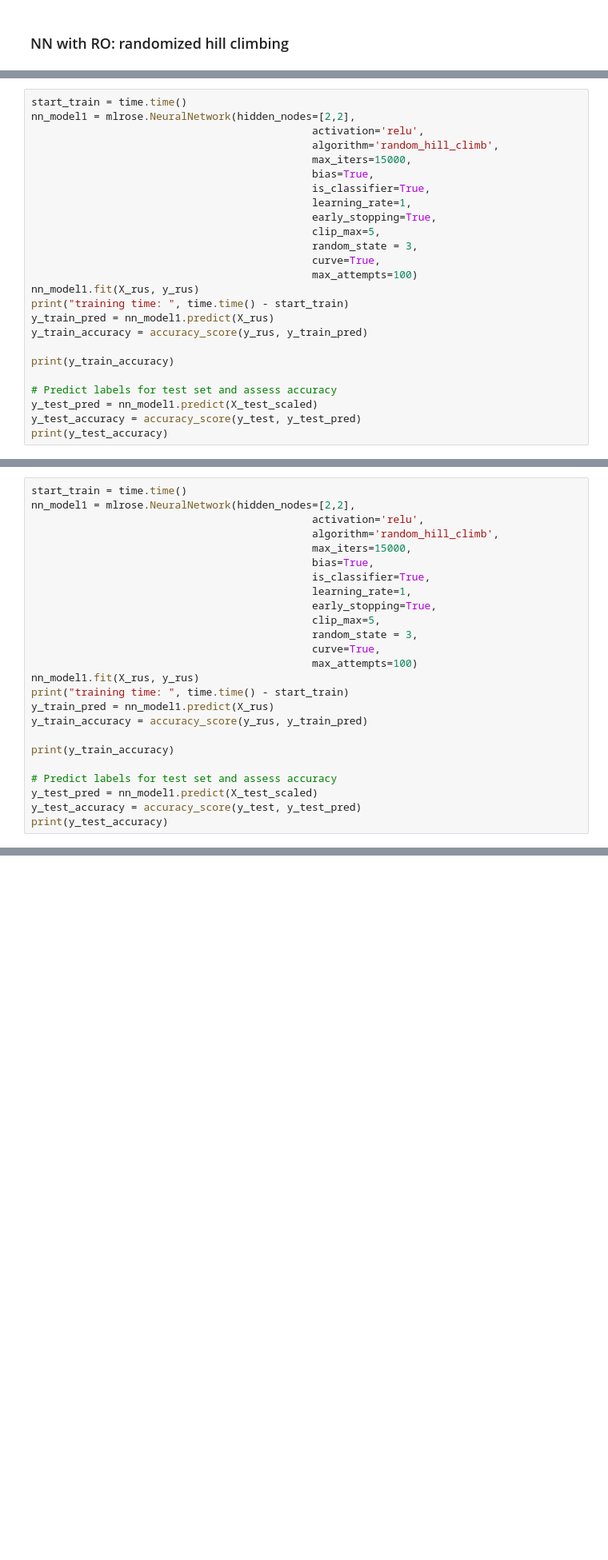
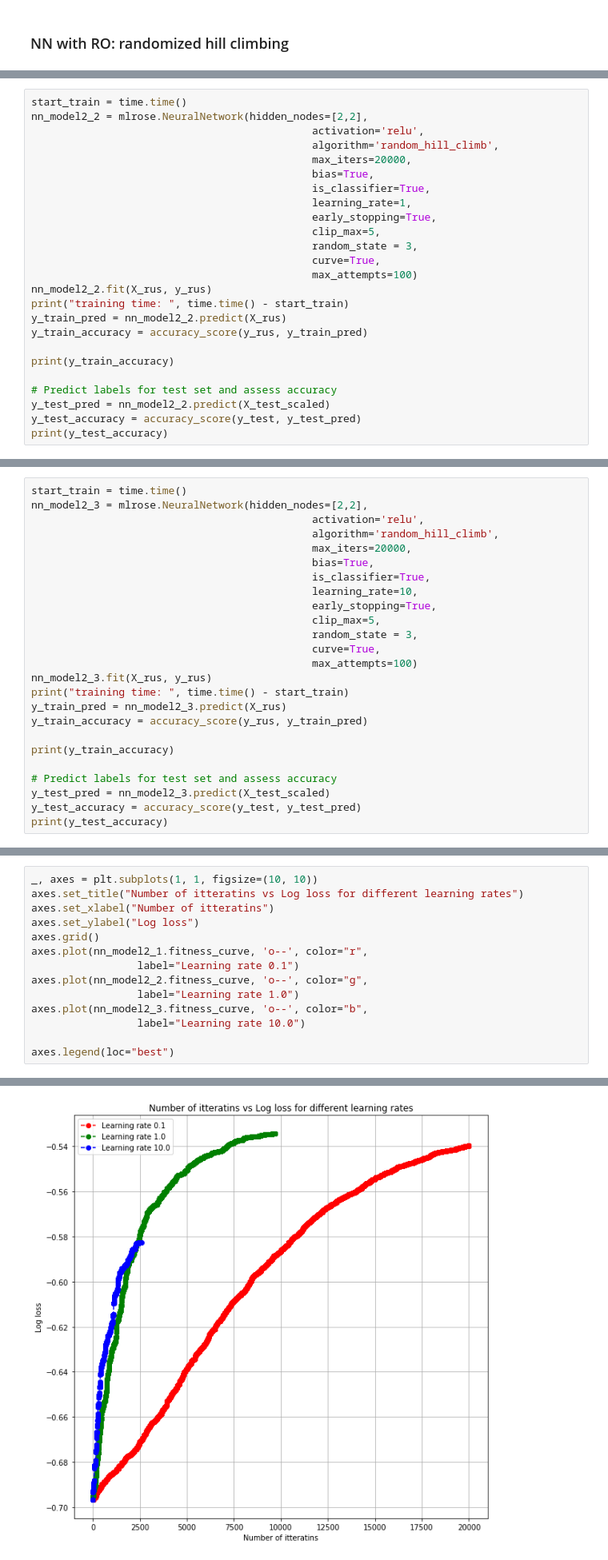
Before and after one commit to Katy-katy/ml_hw_2, a Jupyter notebook: code.ipynb, the cells around one changed output, grey strips where cells are left out. Shown: that part at 80% size. Drawn from its saved outputs; the diff is of its cells as text; blank space fills up the shorter version.

```diff
--- a/code.ipynb
+++ b/code.ipynb
@@ -707,9 +729,9 @@ plt.plot(nn_model1.fitness_curve, '--', color="#111111",  label="Log loss")
 # %%
 start_train = time.time()
-nn_model1 = mlrose.NeuralNetwork(hidden_nodes=[2,2],
+nn_model2_2 = mlrose.NeuralNetwork(hidden_nodes=[2,2],
                                              activation='relu',
                                              algorithm='random_hill_climb',
-                                             max_iters=15000,
+                                             max_iters=20000,
                                              bias=True,
                                              is_classifier=True,
                                              learning_rate=1,
@@ -718,15 +740,15 @@ nn_model1 = mlrose.NeuralNetwork(hidden_nodes=[2,2],
                                              random_state = 3,
                                              curve=True,
                                              max_attempts=100)
-nn_model1.fit(X_rus, y_rus)
+nn_model2_2.fit(X_rus, y_rus)
 print("training time: ", time.time() - start_train)
-y_train_pred = nn_model1.predict(X_rus)
+y_train_pred = nn_model2_2.predict(X_rus)
 y_train_accuracy = accuracy_score(y_rus, y_train_pred)
 
 print(y_train_accuracy)
 
 # Predict labels for test set and assess accuracy
-y_test_pred = nn_model1.predict(X_test_scaled)
+y_test_pred = nn_model2_2.predict(X_test_scaled)
 y_test_accuracy = accuracy_score(y_test, y_test_pred)
 print(y_test_accuracy)
 # %% [output]
@@ -736,26 +758,26 @@ training time:  56.69526410102844
 # %%
 start_train = time.time()
-nn_model1 = mlrose.NeuralNetwork(hidden_nodes=[2,2],
+nn_model2_3 = mlrose.NeuralNetwork(hidden_nodes=[2,2],
                                              activation='relu',
                                              algorithm='random_hill_climb',
-                                             max_iters=15000,
+                                             max_iters=20000,
                                              bias=True,
                                              is_classifier=True,
-                                             learning_rate=1,
+                                             learning_rate=10,
                                              early_stopping=True,
                                              clip_max=5,
                                              random_state = 3,
                                              curve=True,
                                              max_attempts=100)
-nn_model1.fit(X_rus, y_rus)
+nn_model2_3.fit(X_rus, y_rus)
 print("training time: ", time.time() - start_train)
-y_train_pred = nn_model1.predict(X_rus)
+y_train_pred = nn_model2_3.predict(X_rus)
 y_train_accuracy = accuracy_score(y_rus, y_train_pred)
 
 print(y_train_accuracy)
 
 # Predict labels for test set and assess accuracy
-y_test_pred = nn_model1.predict(X_test_scaled)
+y_test_pred = nn_model2_3.predict(X_test_scaled)
 y_test_accuracy = accuracy_score(y_test, y_test_pred)
 print(y_test_accuracy)
 # %% [output]
@@ -789,0 +787,15 @@ plt.plot(nn_model1.fitness_curve, '--', color="#111111",  label="Log loss")
+# %%
+_, axes = plt.subplots(1, 1, figsize=(10, 10))
+axes.set_title("Number of itteratins vs Log loss for different learning rates")
+axes.set_xlabel("Number of itteratins")
+axes.set_ylabel("Log loss")
+axes.grid()
+axes.plot(nn_model2_1.fitness_curve, 'o--', color="r",
+                 label="Learning rate 0.1")
+axes.plot(nn_model2_2.fitness_curve, 'o--', color="g",
+                 label="Learning rate 1.0")
+axes.plot(nn_model2_3.fitness_curve, 'o--', color="b",
+                 label="Learning rate 10.0")
+
+axes.legend(loc="best")
+# %% [output]
@@ -790,2 +803,3 @@ plt.plot(nn_model1.fitness_curve, '--', color="#111111",  label="Log loss")
+[figure, added]
 # %% [markdown]
 ### NN with RO: simulated_annealing
```
Also changed, not shown: parts of 68 cells of this notebook.
